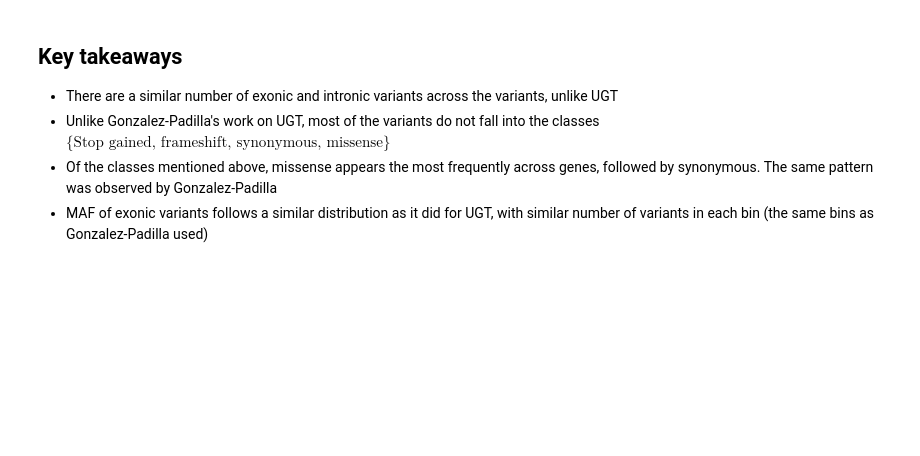
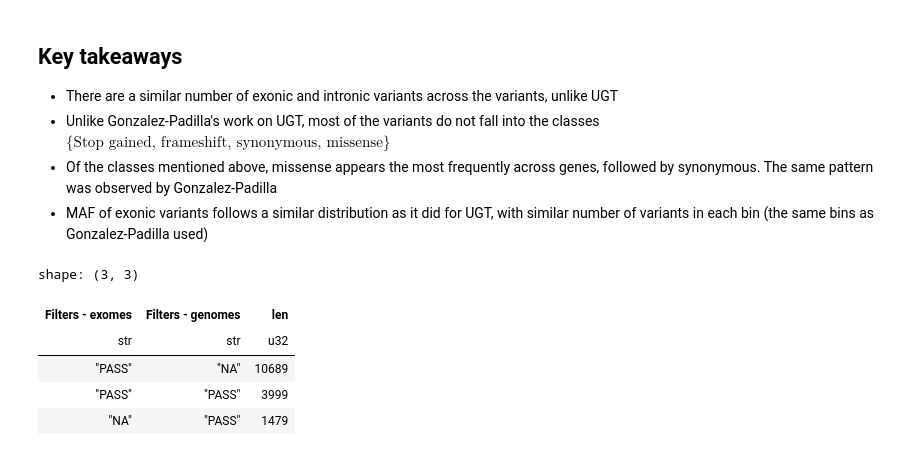
Before and after one commit to otodreas/GST-KI, a Jupyter notebook: main.ipynb, the cells around one changed output. Saved outputs shown, nothing was run; the diff lists cells and outputs as text; code cells hidden in the pictures; blank space fills up the shorter version.

```diff
--- a/main.ipynb
+++ b/main.ipynb
@@ -281,3 +281,12 @@ plt.show()
 - Unlike Gonzalez-Padilla's work on UGT, most of the variants do not fall into the classes $\{ \text{Stop gained, frameshift, synonymous, missense}\}$
 - Of the classes mentioned above, missense appears the most frequently across genes, followed by synonymous. The same pattern was observed by Gonzalez-Padilla
 - MAF of exonic variants follows a similar distribution as it did for UGT, with similar number of variants in each bin (the same bins as Gonzalez-Padilla used)
+# %%
+full_data.group_by(["Filters - exomes", "Filters - genomes"]).len()
+# %% [output]
+shape: (3, 3)
+| Filters - exomes | Filters - genomes | len |
+| str | str | u32 |
+| "PASS" | "NA" | 10689 |
+| "PASS" | "PASS" | 3999 |
+| "NA" | "PASS" | 1479 |
```
Also changed, not shown: parts of 3 cells of this notebook, 6 other files.
